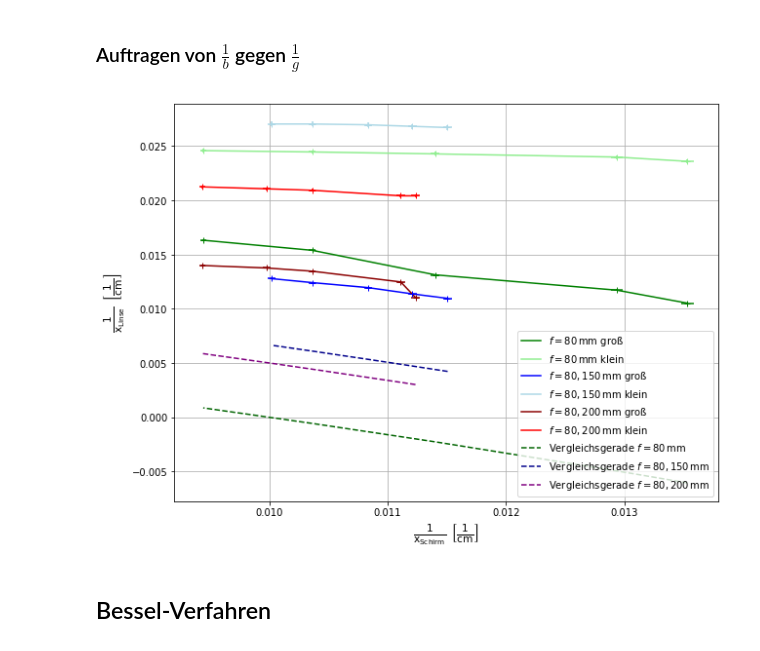
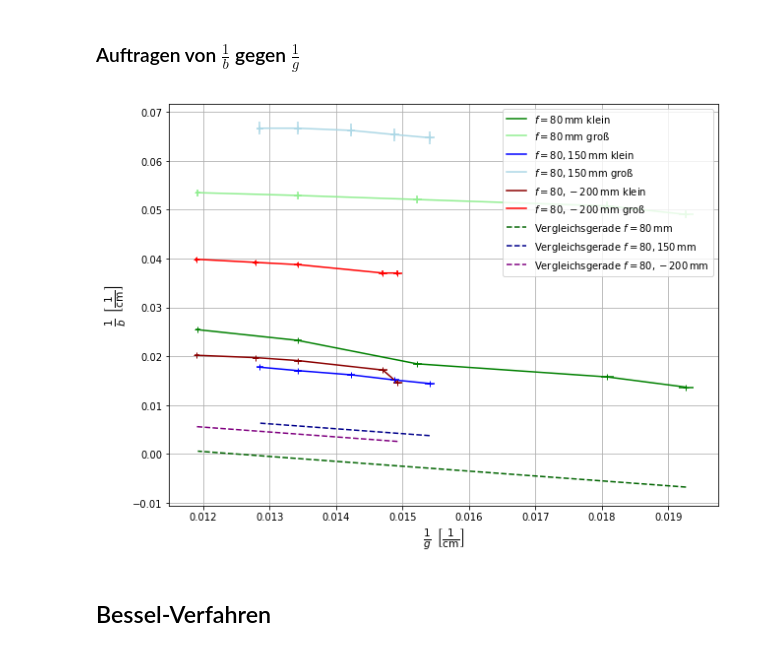
Before and after one commit to BigThonkers/APAP1, a Jupyter notebook: 10_70/Python_70.ipynb, the cells around one changed output. Cells and saved outputs as stored; diff of their text form; code cells hidden in the pictures.

```diff
--- a/10_70/Python_70.ipynb
+++ b/10_70/Python_70.ipynb
@@ -13,7 +13,7 @@ offset=3
 u=0.3
 mlarge=3.5
 xarr=[1,2,3]
-rm=20
+rm=2
 # %% [markdown]
 #### Einlesen von Messdaten
 # %%
@@ -97,65 +97,65 @@ f4
 # %% [markdown]
 ### Auftragen von $\frac{1}{b}$ gegen $\frac{1}{g}$
 # %%
-x180=[1/x for x in sorted(np.array(f180.xschirm)+rm)]
-y180s=[1/x for x in sorted(np.array(f180.xklein)+rm)][::-1]
-y180l=[1/x for x in sorted(np.array(f180.xgross)+rm)][::-1]
-plt.plot(x180,y180s,color='green',label=r'$f=80\,\mathrm{mm\ gro\ss}$')
-plt.plot(x180,y180l,color='lightgreen',label=r'$f=80\,\mathrm{mm\ klein}$')
-x180e=unp.std_devs([1/x for x in unp.uarray(np.sort(f180.xschirm)+rm,u)])
-y180se=unp.std_devs([1/x for x in unp.uarray(np.sort(f180.xklein)+rm,u)])
-y180le=unp.std_devs([1/x for x in unp.uarray(np.sort(f180.xgross)+rm,u)])
+x180=[1/x for x in sorted(np.array(f180.xschirm)-rm)]
+y180s=[1/x for x in sorted(np.array(f180.xklein)-rm)][::-1]
+y180l=[1/x for x in sorted(np.array(f180.xgross)-rm)][::-1]
+plt.plot(x180,y180s,color='green',label=r'$f=80\,\mathrm{mm\ klein}$')
+plt.plot(x180,y180l,color='lightgreen',label=r'$f=80\,\mathrm{mm\ gro\ss}$')
+x180e=unp.std_devs([1/x for x in unp.uarray(np.sort(f180.xschirm)-rm,u)])
+y180se=unp.std_devs([1/x for x in unp.uarray(np.sort(f180.xklein)-rm,u)])
+y180le=unp.std_devs([1/x for x in unp.uarray(np.sort(f180.xgross)-rm,u)])
 plt.errorbar(x180,y180s,xerr=x180e,yerr=y180se,fmt='+',color='green')
 plt.errorbar(x180,y180l,xerr=x180e,yerr=y180le,fmt='+',color='lightgreen')
 
-x180150=[1/x for x in sorted(np.array(f180150.xschirm)+rm)]
-y180150s=[1/x for x in sorted(np.array(f180150.xklein)+rm)][::-1]
-y180150l=[1/x for x in sorted(np.array(f180150.xgross)+rm)][::-1]
-plt.plot(x180150,y180150s,color='blue',label=r'$f=80,150\,\mathrm{mm\ gro\ss}$')
-plt.plot(x180150,y180150l,color='lightblue',label=r'$f=80,150\,\mathrm{mm\ klein}$')
-x180150e=unp.std_devs([1/x for x in unp.uarray(np.sort(f180150.xschirm)+rm,u)])
-y180150se=unp.std_devs([1/x for x in unp.uarray(np.sort(f180150.xklein)+rm,u)])
-y180150le=unp.std_devs([1/x for x in unp.uarray(np.sort(f180150.xgross)+rm,u)])
+x180150=[1/x for x in sorted(np.array(f180150.xschirm)-rm)]
+y180150s=[1/x for x in sorted(np.array(f180150.xklein)-rm)][::-1]
+y180150l=[1/x for x in sorted(np.array(f180150.xgross)-rm)][::-1]
+plt.plot(x180150,y180150s,color='blue',label=r'$f=80,150\,\mathrm{mm\ klein}$')
+plt.plot(x180150,y180150l,color='lightblue',label=r'$f=80,150\,\mathrm{mm\ gro\ss}$')
+x180150e=unp.std_devs([1/x for x in unp.uarray(np.sort(f180150.xschirm)-rm,u)])
+y180150se=unp.std_devs([1/x for x in unp.uarray(np.sort(f180150.xklein)-rm,u)])
+y180150le=unp.std_devs([1/x for x in unp.uarray(np.sort(f180150.xgross)-rm,u)])
 plt.errorbar(x180150,y180150s,xerr=x180150e,yerr=y180150se,fmt='+',color='blue')
 plt.errorbar(x180150,y180150l,xerr=x180150e,yerr=y180150le,fmt='+',color='lightblue')
 
-x180200=[1/x for x in sorted(np.array(f180200.xschirm)+rm)]
-y180200s=[1/x for x in sorted(np.array(f180200.xklein)+rm)][::-1]
-y180200l=[1/x for x in sorted(np.array(f180200.xgross)+rm)][::-1]
-plt.plot(x180200,y180200s,color='darkred',label=r'$f=80,200\,\mathrm{mm\ gro\ss}$')
-plt.plot(x180200,y180200l,color='red',label=r'$f=80,200\,\mathrm{mm\ klein}$')
-x180200e=unp.std_devs([1/x for x in unp.uarray(np.sort(f180200.xschirm)+rm,u)])
-y180200se=unp.std_devs([1/x for x in unp.uarray(np.sort(f180200.xklein)+rm,u)])
-y180200le=unp.std_devs([1/x for x in unp.uarray(np.sort(f180200.xgross)+rm,u)])
+x180200=[1/x for x in sorted(np.array(f180200.xschirm)-rm)]
+y180200s=[1/x for x in sorted(np.array(f180200.xklein)-rm)][::-1]
+y180200l=[1/x for x in sorted(np.array(f180200.xgross)-rm)][::-1]
+plt.plot(x180200,y180200s,color='darkred',label=r'$f=80,-200\,\mathrm{mm\ klein}$')
+plt.plot(x180200,y180200l,color='red',label=r'$f=80,-200\,\mathrm{mm\ gro\ss}$')
+x180200e=unp.std_devs([1/x for x in unp.uarray(np.sort(f180200.xschirm)-rm,u)])
+y180200se=unp.std_devs([1/x for x in unp.uarray(np.sort(f180200.xklein)-rm,u)])
+y180200le=unp.std_devs([1/x for x in unp.uarray(np.sort(f180200.xgross)-rm,u)])
 plt.errorbar(x180200,y180200s,xerr=x180200e,yerr=y180200se,fmt='+',color='darkred')
 plt.errorbar(x180200,y180200l,xerr=x180200e,yerr=y180200le,fmt='+',color='red')
 
 def comp(f,g):
     return 1/f-1/g
 
-ycomp80=[comp(80,x) for x in sorted(np.array(f180.xschirm))]
+ycomp80=[comp(80,x) for x in sorted(np.array(f180.xschirm)-rm)]
 plt.plot(x180,ycomp80,'--',color='darkgreen',label=r'Vergleichsgerade $f=80\,\mathrm{mm}$')
 
 def comp2(f1,f2,g):
     return (1/f1+1/f2)-1/g
 
-ycomp80150=[comp2(80,150,x) for x in sorted(np.array(f180150.xschirm))]
+ycomp80150=[comp2(80,150,x) for x in sorted(np.array(f180150.xschirm)-rm)]
 plt.plot(x180150,ycomp80150,'--',color='darkblue',label=r'Vergleichsgerade $f=80,150\,\mathrm{mm}$')
 
-ycomp80200=[comp2(80,200,x) for x in sorted(np.array(f180200.xschirm))]
-plt.plot(x180200,ycomp80200,'--',color='purple',label=r'Vergleichsgerade $f=80,200\,\mathrm{mm}$')
+ycomp80200=[comp2(80,200,x) for x in sorted(np.array(f180200.xschirm)-rm)]
+plt.plot(x180200,ycomp80200,'--',color='purple',label=r'Vergleichsgerade $f=80,-200\,\mathrm{mm}$')
 
 plt.legend()
 fig_size=plt.rcParams["figure.figsize"]
 fig_size[0]=10
 fig_size[1]=7.5
-plt.xlabel(r'$\frac{1}{\mathrm{x_{Schirm}}}\ \left[\frac{1}{\mathrm{cm}}\right]$',size='15')
-plt.ylabel(r'$\frac{1}{\mathrm{x_{Linse}}}\ \left[\frac{1}{\mathrm{cm}}\right]$',size='15')
+plt.xlabel(r'$\frac{1}{g}\ \left[\frac{1}{\mathrm{cm}}\right]$',size='15')
+plt.ylabel(r'$\frac{1}{b}\ \left[\frac{1}{\mathrm{cm}}\right]$',size='15')
 plt.rcParams["figure.figsize"]=fig_size
 plt.grid()
 plt.show()
 # %% [output]
-[figure, old version]
+[figure, new version]
 # %% [markdown]
 ## Bessel-Verfahren
 # %%
```
Also changed, not shown: parts of 3 cells of this notebook.
